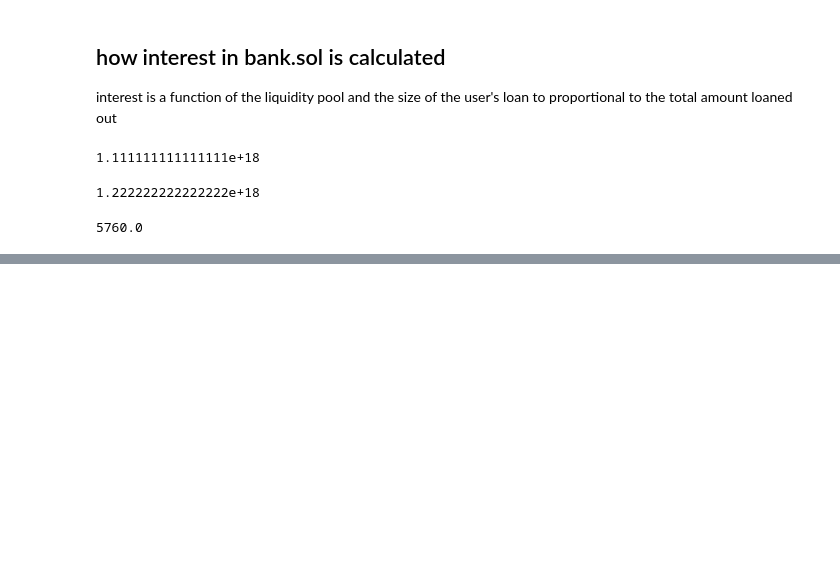
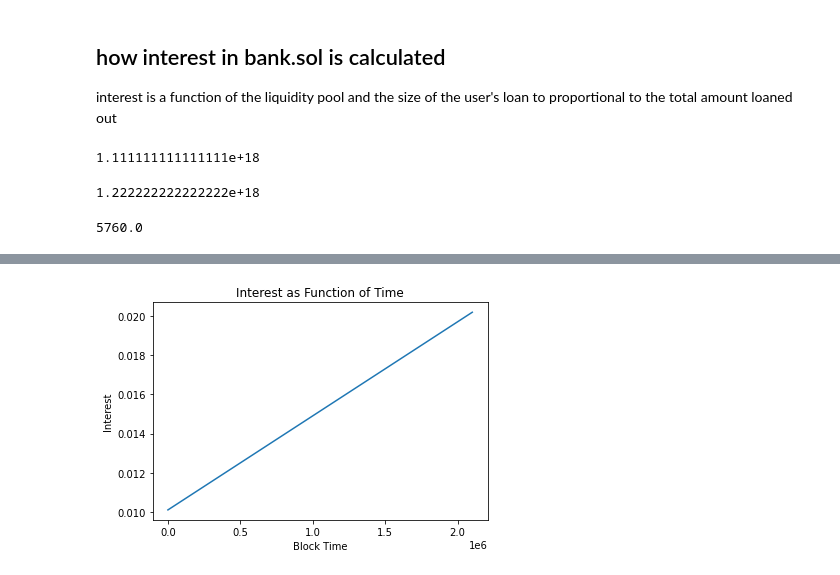
Before and after one commit to captian210/defiBank, a Jupyter notebook: interest.ipynb, the cells around one changed output, grey strips where cells are left out. Saved outputs shown, nothing was run; the diff lists cells and outputs as text; code cells hidden in the pictures; blank space fills up the shorter version.

```diff
--- a/interest.ipynb
+++ b/interest.ipynb
@@ -52,0 +127,10 @@ print(paymentDue)
+# %%
+x3 = np.arange(0, 2102400, 1000)
+y3 = timeLoaned(x3)
+plt.plot(x3, y3)
+plt.title("Interest as Function of Time")
+plt.xlabel("Block Time")
+plt.ylabel("Interest")
+plt.show()
+# %% [output]
+[figure, added]
```
Also changed, not shown: parts of 4 cells of this notebook.
